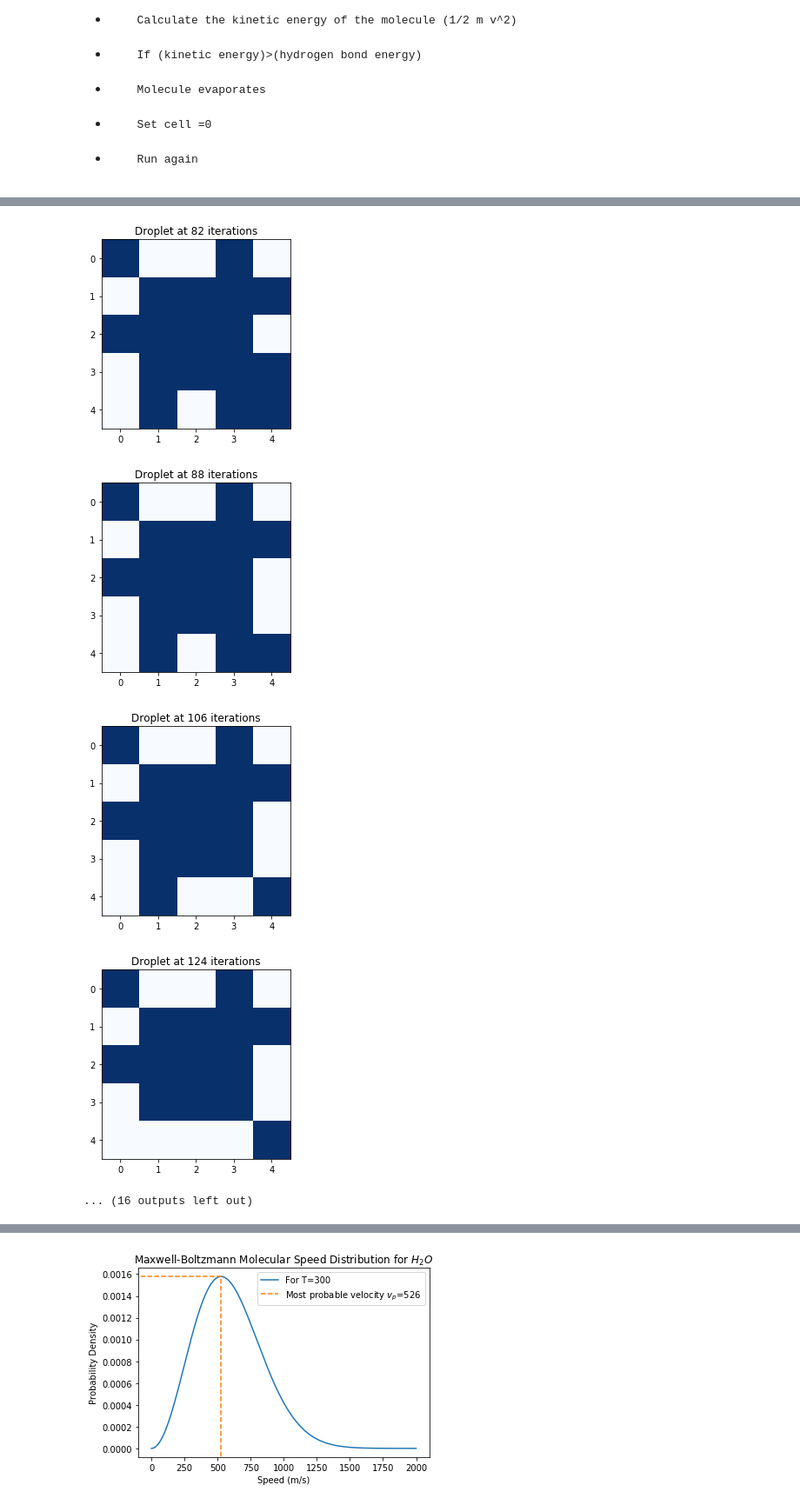
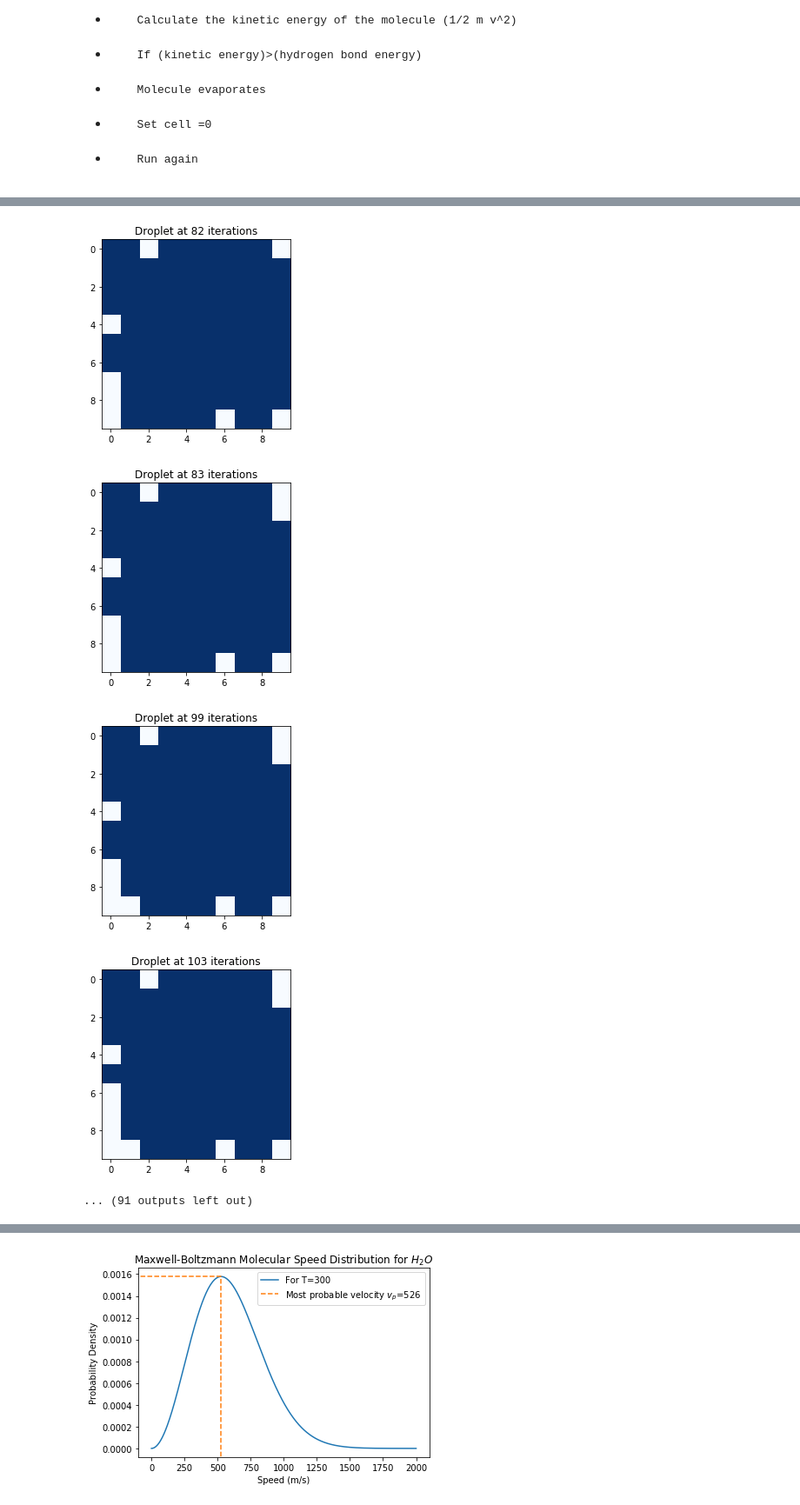
Before and after one commit to lilymansfield/FinalProject_250_Lily, a Jupyter notebook: FinalProject2.ipynb, the cells around one changed output, grey strips where cells are left out. Shown at 87% size. Cells and saved outputs as stored; diff of their text form; code cells hidden in the pictures.

```diff
--- a/FinalProject2.ipynb
+++ b/FinalProject2.ipynb
@@ -184,9 +184,9 @@ def evaporate(N,T, visualize=True):
                         layer_count=0 #Reset counter for current number of molecules evaporated in current layer
 
 
-    return iterations
+    return iterations #returns number of iterations needed for droplet to completely evaporate
 
-N=5
+N=10
 T=300
 print(evaporate(N,T,True))
 plt.tight_layout()
@@ -202,6 +202,6 @@ plt.tight_layout()
-[figure, old version]
+[figure, new version]
-[figure, old version]
+[figure, new version]
-[figure, old version]
+[figure, new version]
-[figure, old version]
+[figure, new version]
-... (16 outputs left out)
+... (91 outputs left out)
 # %%
```
Also changed, not shown: parts of 7 cells of this notebook.
